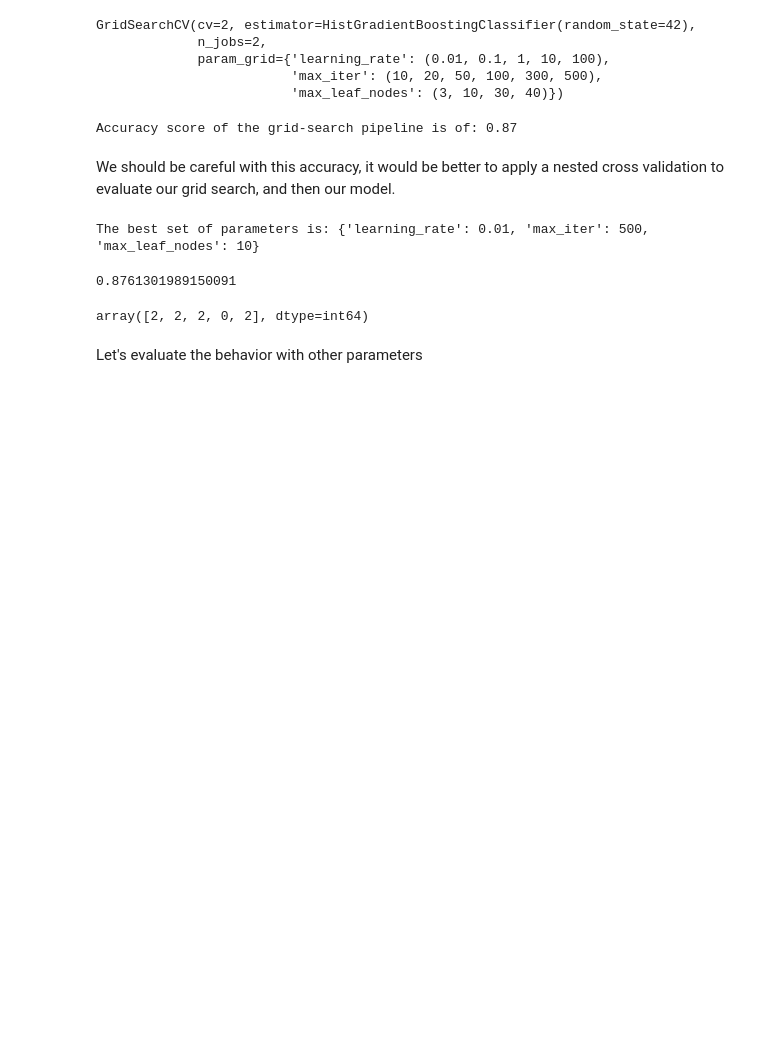
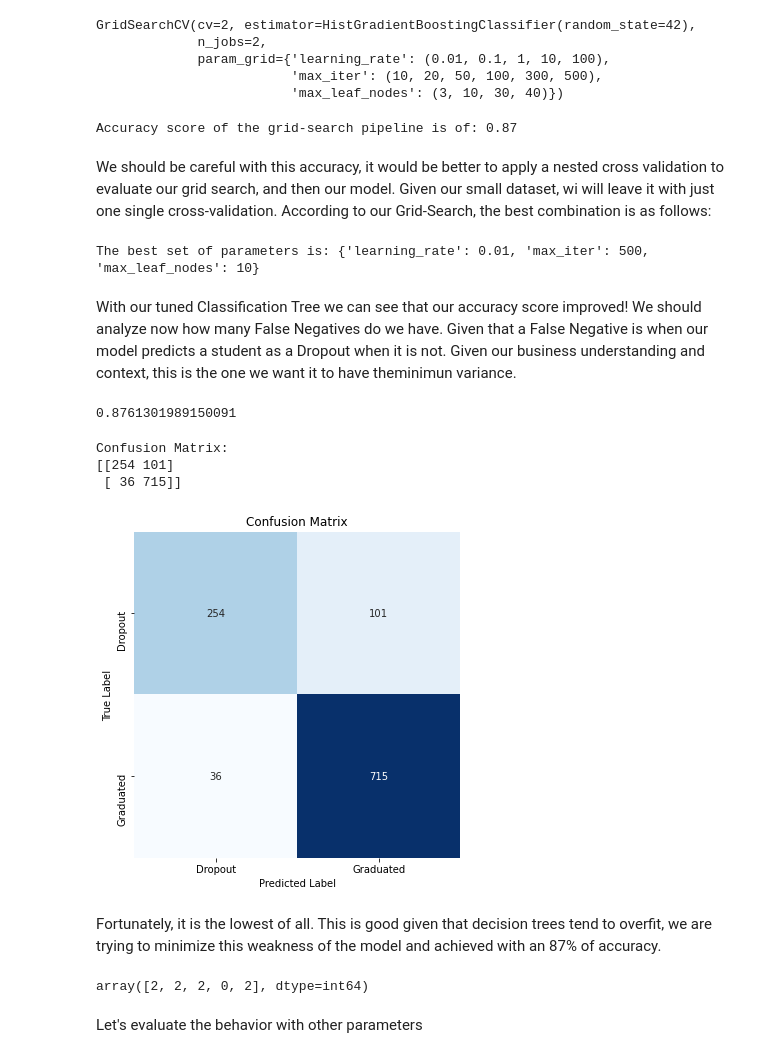
Before and after one commit to raguilarsoriano/eMergeEducation, a Jupyter notebook: Notebook 07_27_2023 2_11 am CT by Alicia .ipynb, the cells around one changed output. Drawn from its saved outputs; the diff is of its cells as text; code cells hidden in the pictures; blank space fills up the shorter version.

```diff
--- a/Notebook 07_27_2023 2_11 am CT by Alicia .ipynb
+++ b/Notebook 07_27_2023 2_11 am CT by Alicia .ipynb
@@ -525,4 +533,4 @@ y_processed = SimpleImputer(strategy="most_frequent").fit_transform(
 from sklearn.model_selection import train_test_split
 
 X_train, X_test, y_train, y_test = train_test_split(
-    X_processed, y_processed, stratify=y_processed, random_state=1121218)
+    X_processed, y_processed, splitstratify=y_processed, random_state=1121218)
@@ -626,7 +618,7 @@ print(
 # %% [output]
 Accuracy score of the grid-search pipeline is of: 0.87
 # %% [markdown]
-We should be careful with this accuracy, it would be better to apply a nested cross validation to evaluate our grid search, and then our model.
+We should be careful with this accuracy, it would be better to apply a nested cross validation to evaluate our grid search, and then our model. Given our small dataset, wi will leave it with just one single cross-validation. According to our Grid-Search, the best combination is as follows:
 # %%
 print(f"The best set of parameters is: {model_grid_search.best_params_}")
 # %% [output]
@@ -640,4 +633,6 @@ hgb_clf_tuned = HistGradientBoostingClassifier(loss='binary_crossentropy',
                                         random_state=None,
                                         max_leaf_nodes=10
                                         )
+# %% [markdown]
+With our tuned Classification Tree we can see that our accuracy score improved! We should analyze now how many False Negatives do we have. Given that a False Negative is when our model predicts a student as a Dropout when it is not. Given our business understanding and context, this is the one we want it to have theminimun variance.
 # %%
@@ -646,6 +642,33 @@ hgb_tuned_preds = hgb_clf_tuned.predict(X_test)
 accuracy_score(y_test, hgb_tuned_preds)
 # %% [output]
 0.8761301989150091
+# %%
+# Print the confusion matrix
+cm = confusion_matrix(y_test, hgb_tuned_preds)
+print("Confusion Matrix:")
+print(cm)
+
+
+
+# Plot the confusion matrix
+# Define the mapping of class labels
+class_labels = {0: 'Dropout', 1: 'Graduated'}
+
+
+
+plt.figure(figsize=(8, 6))
+sns.heatmap(cm, annot=True, fmt="d", cmap="Blues", cbar=False, square=True, xticklabels=class_labels.values(), yticklabels=class_labels.values())
+plt.xlabel('Predicted Label')
+plt.ylabel('True Label')
+plt.title('Confusion Matrix')
+plt.show()
+# %% [output]
+Confusion Matrix:
+[[254 101]
+ [ 36 715]]
+[figure, added]
+# %% [markdown]
+Fortunately, it is the lowest of all. This is good given that decision trees tend to overfit, we are trying to minimize this weakness of the model and achieved with an 87% of accuracy.
 # %%
 model_grid_search.predict(X_test[0:5])
 # %% [output]
```
Also changed, not shown: parts of 20 cells of this notebook.
